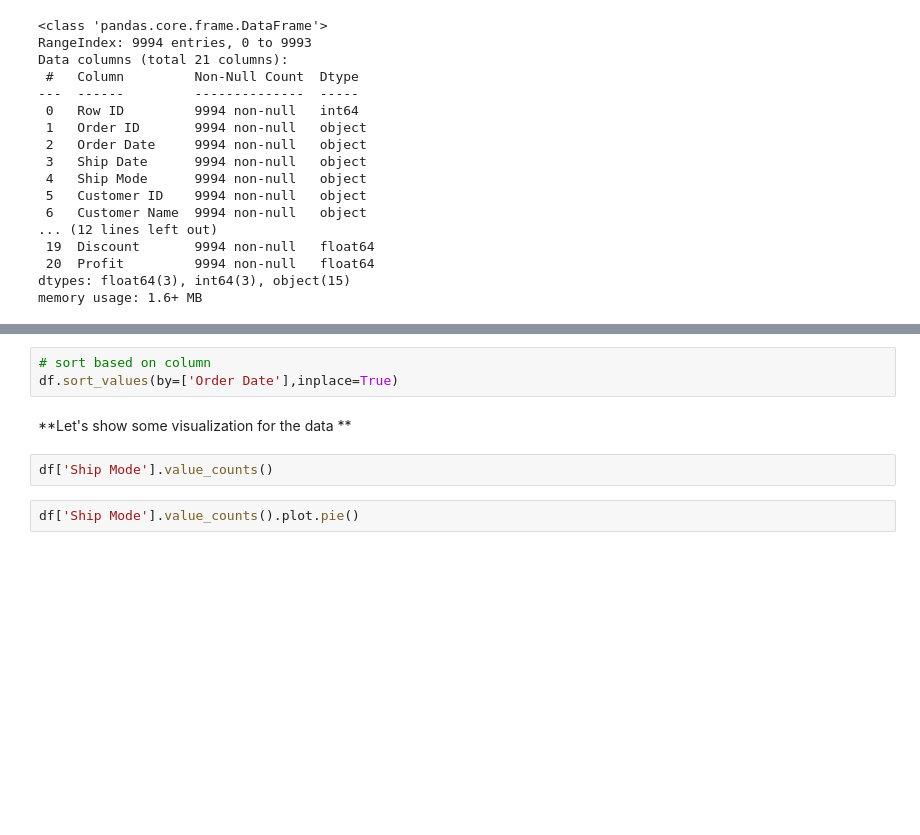
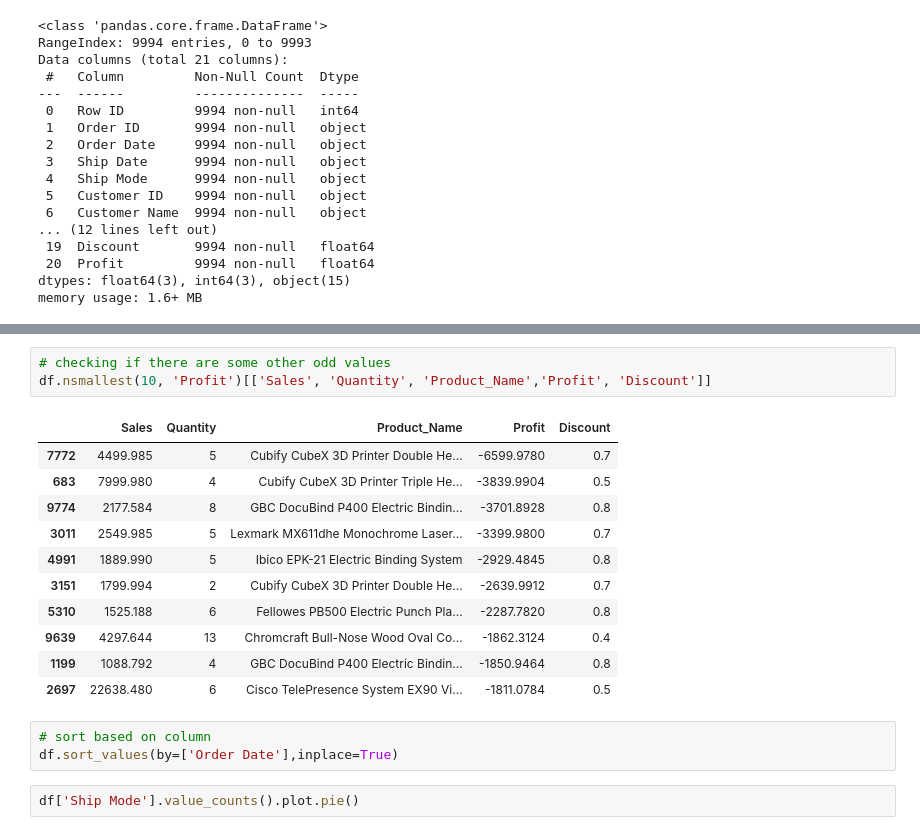
Before and after one commit to MikolajKasprzyk/superstore_sales, a Jupyter notebook: superstore_sales.ipynb, the cells around one changed output, grey strips where cells are left out. Saved outputs shown, nothing was run; the diff lists cells and outputs as text; blank space fills up the shorter version.

```diff
--- a/superstore_sales.ipynb
+++ b/superstore_sales.ipynb
@@ -98,10 +169,21 @@ df.to_csv('/content/drive/MyDrive/Colab Notebooks/superstore_sales/'
+# %%
+# checking if there are some other odd values
+df.nsmallest(10, 'Profit')[['Sales', 'Quantity', 'Product_Name','Profit', 'Discount']]
+# %% [output]
+|  | Sales | Quantity | Product_Name | Profit | Discount |
+| 7772 | 4499.985 | 5 | Cubify CubeX 3D Printer Double He... | -6599.9780 | 0.7 |
+| 683 | 7999.980 | 4 | Cubify CubeX 3D Printer Triple He... | -3839.9904 | 0.5 |
+| 9774 | 2177.584 | 8 | GBC DocuBind P400 Electric Bindin... | -3701.8928 | 0.8 |
+| 3011 | 2549.985 | 5 | Lexmark MX611dhe Monochrome Laser... | -3399.9800 | 0.7 |
+| 4991 | 1889.990 | 5 | Ibico EPK-21 Electric Binding System | -2929.4845 | 0.8 |
+| 3151 | 1799.994 | 2 | Cubify CubeX 3D Printer Double He... | -2639.9912 | 0.7 |
+| 5310 | 1525.188 | 6 | Fellowes PB500 Electric Punch Pla... | -2287.7820 | 0.8 |
+| 9639 | 4297.644 | 13 | Chromcraft Bull-Nose Wood Oval Co... | -1862.3124 | 0.4 |
+| 1199 | 1088.792 | 4 | GBC DocuBind P400 Electric Bindin... | -1850.9464 | 0.8 |
+| 2697 | 22638.480 | 6 | Cisco TelePresence System EX90 Vi... | -1811.0784 | 0.5 |
 # %%
 # sort based on column
 df.sort_values(by=['Order Date'],inplace=True)
-# %% [markdown]
-**Let's show some visualization for the data **
-# %%
-df['Ship Mode'].value_counts()
 # %%
 df['Ship Mode'].value_counts().plot.pie()
 # %%
```
Also changed, not shown: parts of 19 cells of this notebook.
